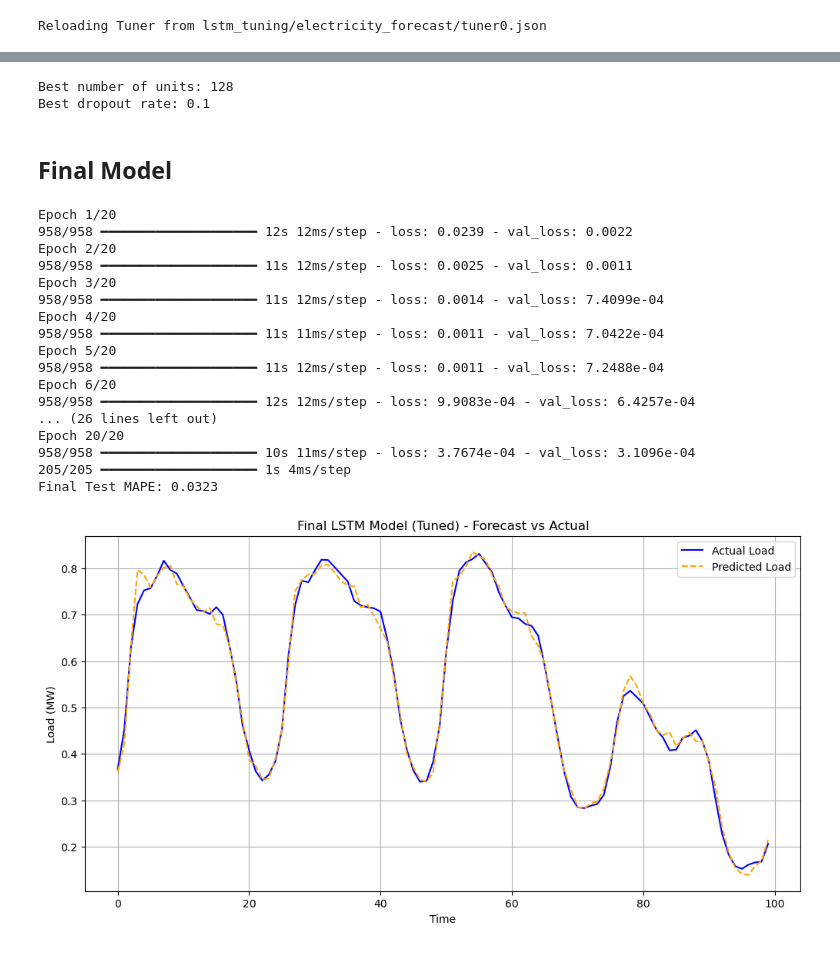
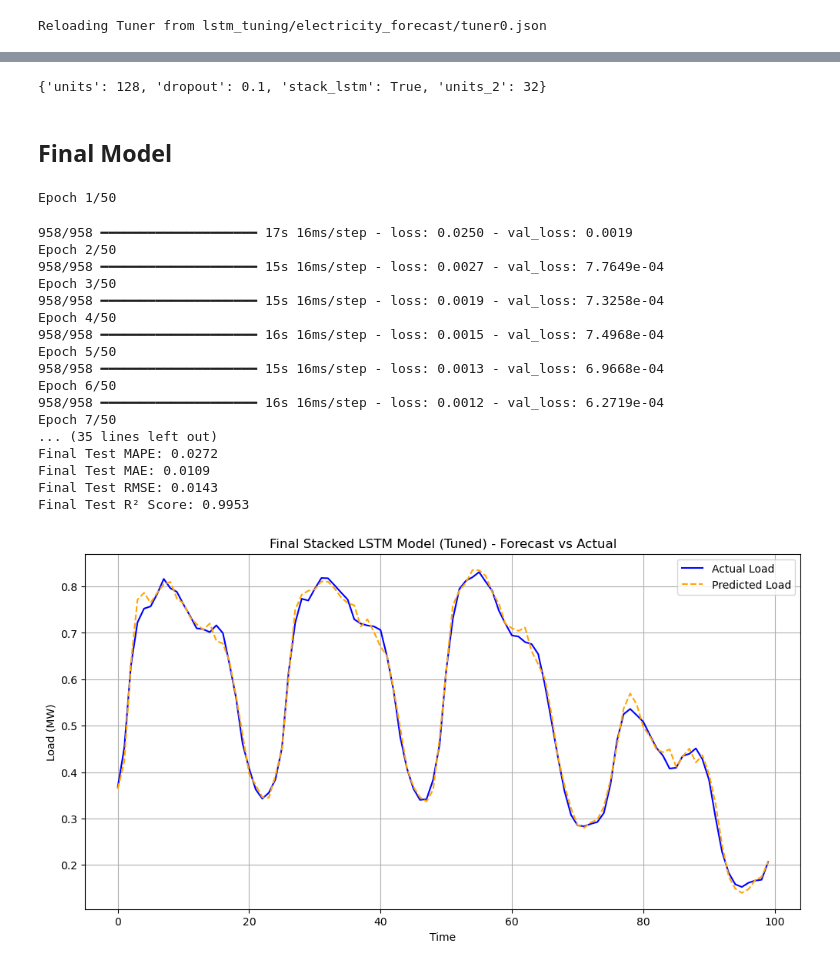
Before and after one commit to 333Rayyan/Electricity-Forecasting, a Jupyter notebook: lstm.ipynb, the cells around one changed output, grey strips where cells are left out. Cells and saved outputs as stored; diff of their text form; code cells hidden in the pictures.

```diff
--- a/lstm.ipynb
+++ b/lstm.ipynb
@@ -595,64 +680,76 @@ Total elapsed time: 00h 16m 25s
-# %%
-best_hps = tuner.get_best_hyperparameters(num_trials=1)[0]
-print(f"Best number of units: {best_hps.get('units')}")
-print(f"Best dropout rate: {best_hps.get('dropout')}")
-# %% [output]
-Best number of units: 128
-Best dropout rate: 0.1
+# %%
+best_hp = tuner.get_best_hyperparameters(num_trials=1)[0]
+print(best_hp.values)
+# %% [output]
+{'units': 128, 'dropout': 0.1, 'stack_lstm': True, 'units_2': 32}
 # %% [markdown]
 ## Final Model
 # %%
 from tensorflow.keras.models import Sequential
 from tensorflow.keras.layers import LSTM, Dropout, Dense
 from tensorflow.keras.optimizers import Adam
+from tensorflow.keras.callbacks import EarlyStopping
+from sklearn.metrics import mean_absolute_percentage_error as mape, mean_absolute_error, mean_squared_error, r2_score
+import matplotlib.pyplot as plt
+import numpy as np
 
 final_model = Sequential()
-final_model.add(LSTM(128, input_shape=(X_train.shape[1], X_train.shape[2])))
+final_model.add(LSTM(128, return_sequences=True, input_shape=(X_train.shape[1], X_train.shape[2])))
+final_model.add(LSTM(32))
 final_model.add(Dropout(0.1))
 final_model.add(Dense(1))
 
 final_model.compile(optimizer=Adam(), loss='mse')
 
-history = final_model.fit(
+early_stop = EarlyStopping(monitor='val_loss', patience=5, restore_best_weights=True)
+
+final_model.fit(
     X_train, y_train,
-    epochs=20,
+    epochs=50,
     batch_size=32,
     validation_data=(X_val, y_val),
+    callbacks=[early_stop],
     verbose=1
 )
 
 test_predictions = final_model.predict(X_test)
 
-from sklearn.metrics import mean_absolute_percentage_error as mape
 test_mape = mape(y_test, test_predictions)
-print(f"Final Test MAPE: {test_mape:.4f}")
+test_mae = mean_absolute_error(y_test, test_predictions)
+test_rmse = np.sqrt(mean_squared_error(y_test, test_predictions))
+test_r2 = r2_score(y_test, test_predictions)
 
-import matplotlib.pyplot as plt
+print(f"\nFinal Test MAPE: {mape_score:.4f}")
+print(f"Final Test MAE: {mae_score:.4f}")
+print(f"Final Test RMSE: {rmse_score:.4f}")
+print(f"Final Test R² Score: {r2:.4f}")
+
 plt.figure(figsize=(12, 6))
 plt.plot(y_test[:100], label="Actual Load", color="blue")
 plt.plot(test_predictions[:100], label="Predicted Load", color="orange", linestyle="dashed")
-plt.title("Final LSTM Model (Tuned) - Forecast vs Actual")
+plt.title("Final Stacked LSTM Model (Tuned) - Forecast vs Actual")
 plt.xlabel("Time")
 plt.ylabel("Load (MW)")
 plt.legend()
 plt.grid(True)
 plt.show()
 # %% [output]
-Epoch 1/20
-958/958 ━━━━━━━━━━━━━━━━━━━━ 12s 12ms/step - loss: 0.0239 - val_loss: 0.0022
-Epoch 2/20
-958/958 ━━━━━━━━━━━━━━━━━━━━ 11s 12ms/step - loss: 0.0025 - val_loss: 0.0011
-Epoch 3/20
-958/958 ━━━━━━━━━━━━━━━━━━━━ 11s 12ms/step - loss: 0.0014 - val_loss: 7.4099e-04
-Epoch 4/20
-958/958 ━━━━━━━━━━━━━━━━━━━━ 11s 11ms/step - loss: 0.0011 - val_loss: 7.0422e-04
-Epoch 5/20
-958/958 ━━━━━━━━━━━━━━━━━━━━ 11s 12ms/step - loss: 0.0011 - val_loss: 7.2488e-04
-Epoch 6/20
-958/958 ━━━━━━━━━━━━━━━━━━━━ 12s 12ms/step - loss: 9.9083e-04 - val_loss: 6.4257e-04
-... (26 lines left out)
-Epoch 20/20
-958/958 ━━━━━━━━━━━━━━━━━━━━ 10s 11ms/step - loss: 3.7674e-04 - val_loss: 3.1096e-04
-205/205 ━━━━━━━━━━━━━━━━━━━━ 1s 4ms/step
-Final Test MAPE: 0.0323
+Epoch 1/50
+958/958 ━━━━━━━━━━━━━━━━━━━━ 17s 16ms/step - loss: 0.0250 - val_loss: 0.0019
+Epoch 2/50
+958/958 ━━━━━━━━━━━━━━━━━━━━ 15s 16ms/step - loss: 0.0027 - val_loss: 7.7649e-04
+Epoch 3/50
+958/958 ━━━━━━━━━━━━━━━━━━━━ 15s 16ms/step - loss: 0.0019 - val_loss: 7.3258e-04
+Epoch 4/50
+958/958 ━━━━━━━━━━━━━━━━━━━━ 16s 16ms/step - loss: 0.0015 - val_loss: 7.4968e-04
+Epoch 5/50
+958/958 ━━━━━━━━━━━━━━━━━━━━ 15s 16ms/step - loss: 0.0013 - val_loss: 6.9668e-04
+Epoch 6/50
+958/958 ━━━━━━━━━━━━━━━━━━━━ 16s 16ms/step - loss: 0.0012 - val_loss: 6.2719e-04
+Epoch 7/50
+... (35 lines left out)
+Final Test MAPE: 0.0272
+Final Test MAE: 0.0109
+Final Test RMSE: 0.0143
+Final Test R² Score: 0.9953
-[figure, old version]
+[figure, new version]
```
Also changed, not shown: parts of 16 cells of this notebook.
